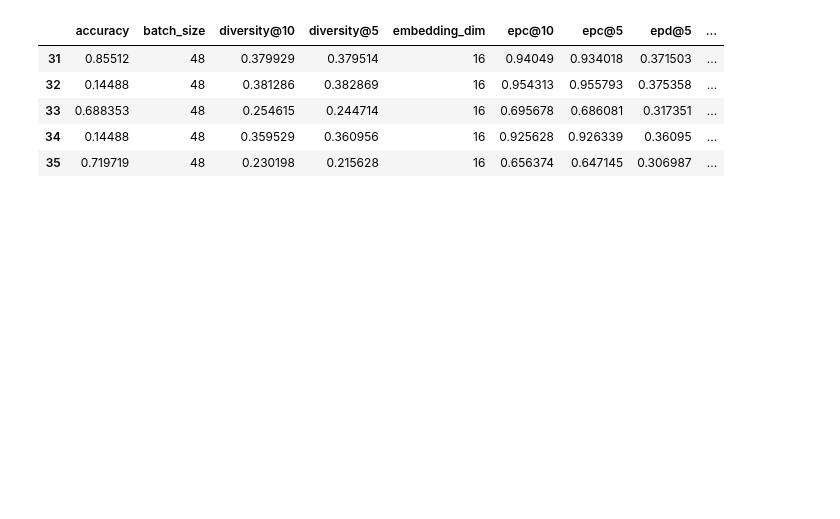
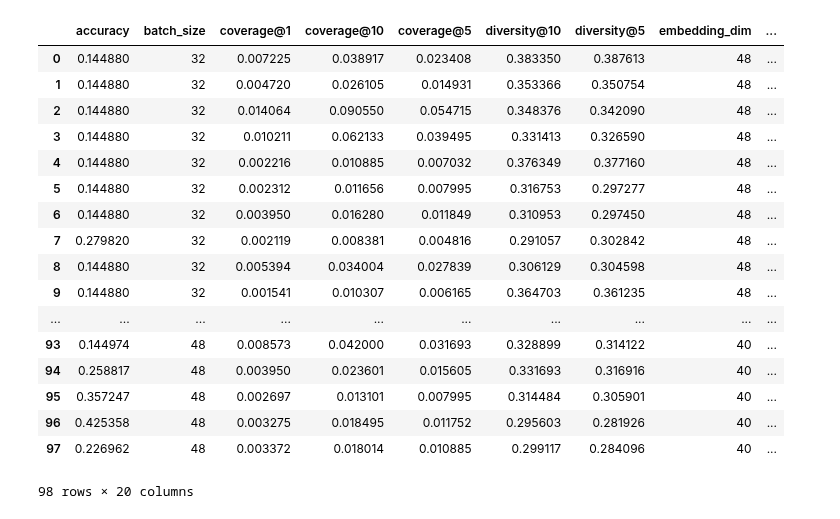
Before and after one commit to HennerM/rs-ml-with-constraints, a Jupyter notebook: Enhance_Neural_Logic_Rec.ipynb, the cells around one changed output. Saved outputs shown, nothing was run; the diff lists cells and outputs as text; code cells hidden in the pictures; blank space fills up the shorter version.

```diff
--- a/Enhance_Neural_Logic_Rec.ipynb
+++ b/Enhance_Neural_Logic_Rec.ipynb
@@ -1,3 +1,4 @@
 # %%
 evals = list()
+ae_evals = list()
 # %%
@@ -18,3 +21,17 @@ import itertools
 
 ml_small = utils.common.ml_small
 ml_big = utils.common.movie_lens
+# %%
+constraints = list()
+constraints.append(Constraint(weight=0.4, formula=item_cf))
+constraints.append(Constraint(weight=1.0, formula=user_cf))
+@tf.function
+def likes_equiv(model, outputs):
+    return Forall(Equiv(outputs['rec'], outputs['likes']))
+constraints.append(Constraint(weight=0.75, formula=likes_equiv))
+@tf.function
+def novelty_constraint(model, outputs):
+    return Forall(Implies(outputs['popular'], Not(outputs['rec'])))
+constraints.append(Constraint(weight=0.25, formula=novelty_constraint))
+constraints.append(Constraint(weight=0.25, formula=diversity_constraint))
+constraints
@@ -21,9 +44,8 @@ ml_big = utils.common.movie_lens
 # %%
-ev = evaluation.Evaluation(ml_small)
-nlr = models.NeuralLogicRec.NLR(ml_small['user'], ml_small['dimensions'], epochs=2, embedding_dim=16, batch_size=48, nr_hidden_layers=4, nr_item_samples = 4096)
+ev = evaluation.Evaluation(ml_big)
+nlr = models.NeuralLogicRec.NLR(ml_big['user'], ml_big['dimensions'], epochs=1, embedding_dim=40, batch_size=48, nr_hidden_layers=3, nr_item_samples = 4096, constraints=constraints)
 # %%
-nlr.epochs = 10
-nlr.train(utils.common.load_dataset(ml_small), ml_small['train']['records'])
-evals.append(ev.evaluate_single_thread(nlr, max_nr_batches=16))
-# evals.append(ev.evaluate_single_thread(nlr))
+for i in range(4):
+    nlr.train(utils.common.load_dataset(ml_big), ml_big['train']['records'])
+    ae_evals.append(ev.evaluate_single_thread(nlr, max_nr_batches=16))
 # %% [output]
@@ -41,12 +88,25 @@ Batch nr 2 predicted
 # %%
-pd.DataFrame(evals).tail()
+# pd.DataFrame(evals[12:])
+pd.DataFrame(ae_evals)
 # pd.DataFrame(eval_per_epcoh)
 # %% [output]
-|  | accuracy | batch_size | diversity@10 | diversity@5 | embedding_dim | epc@10 | epc@5 | epd@5 | ... |
-| 31 | 0.85512 | 48 | 0.379929 | 0.379514 | 16 | 0.94049 | 0.934018 | 0.371503 | ... |
-| 32 | 0.14488 | 48 | 0.381286 | 0.382869 | 16 | 0.954313 | 0.955793 | 0.375358 | ... |
-| 33 | 0.688353 | 48 | 0.254615 | 0.244714 | 16 | 0.695678 | 0.686081 | 0.317351 | ... |
-| 34 | 0.14488 | 48 | 0.359529 | 0.360956 | 16 | 0.925628 | 0.926339 | 0.36095 | ... |
-| 35 | 0.719719 | 48 | 0.230198 | 0.215628 | 16 | 0.656374 | 0.647145 | 0.306987 | ... |
+|  | accuracy | batch_size | coverage@1 | coverage@10 | coverage@5 | diversity@10 | diversity@5 | embedding_dim | ... |
+| 0 | 0.144880 | 32 | 0.007225 | 0.038917 | 0.023408 | 0.383350 | 0.387613 | 48 | ... |
+| 1 | 0.144880 | 32 | 0.004720 | 0.026105 | 0.014931 | 0.353366 | 0.350754 | 48 | ... |
+| 2 | 0.144880 | 32 | 0.014064 | 0.090550 | 0.054715 | 0.348376 | 0.342090 | 48 | ... |
+| 3 | 0.144880 | 32 | 0.010211 | 0.062133 | 0.039495 | 0.331413 | 0.326590 | 48 | ... |
+| 4 | 0.144880 | 32 | 0.002216 | 0.010885 | 0.007032 | 0.376349 | 0.377160 | 48 | ... |
+| 5 | 0.144880 | 32 | 0.002312 | 0.011656 | 0.007995 | 0.316753 | 0.297277 | 48 | ... |
+| 6 | 0.144880 | 32 | 0.003950 | 0.016280 | 0.011849 | 0.310953 | 0.297450 | 48 | ... |
+| 7 | 0.279820 | 32 | 0.002119 | 0.008381 | 0.004816 | 0.291057 | 0.302842 | 48 | ... |
+| 8 | 0.144880 | 32 | 0.005394 | 0.034004 | 0.027839 | 0.306129 | 0.304598 | 48 | ... |
+| 9 | 0.144880 | 32 | 0.001541 | 0.010307 | 0.006165 | 0.364703 | 0.361235 | 48 | ... |
+| ... | ... | ... | ... | ... | ... | ... | ... | ... | ... |
+| 93 | 0.144974 | 48 | 0.008573 | 0.042000 | 0.031693 | 0.328899 | 0.314122 | 40 | ... |
+| 94 | 0.258817 | 48 | 0.003950 | 0.023601 | 0.015605 | 0.331693 | 0.316916 | 40 | ... |
+| 95 | 0.357247 | 48 | 0.002697 | 0.013101 | 0.007995 | 0.314484 | 0.305901 | 40 | ... |
+| 96 | 0.425358 | 48 | 0.003275 | 0.018495 | 0.011752 | 0.295603 | 0.281926 | 40 | ... |
+| 97 | 0.226962 | 48 | 0.003372 | 0.018014 | 0.010885 | 0.299117 | 0.284096 | 40 | ... |
+98 rows × 20 columns
 # %%
 # print(np.flip(np.argsort(nlr.predict_single_user(3))))
```
Also changed, not shown: parts of 13 cells of this notebook, 2 other files.
